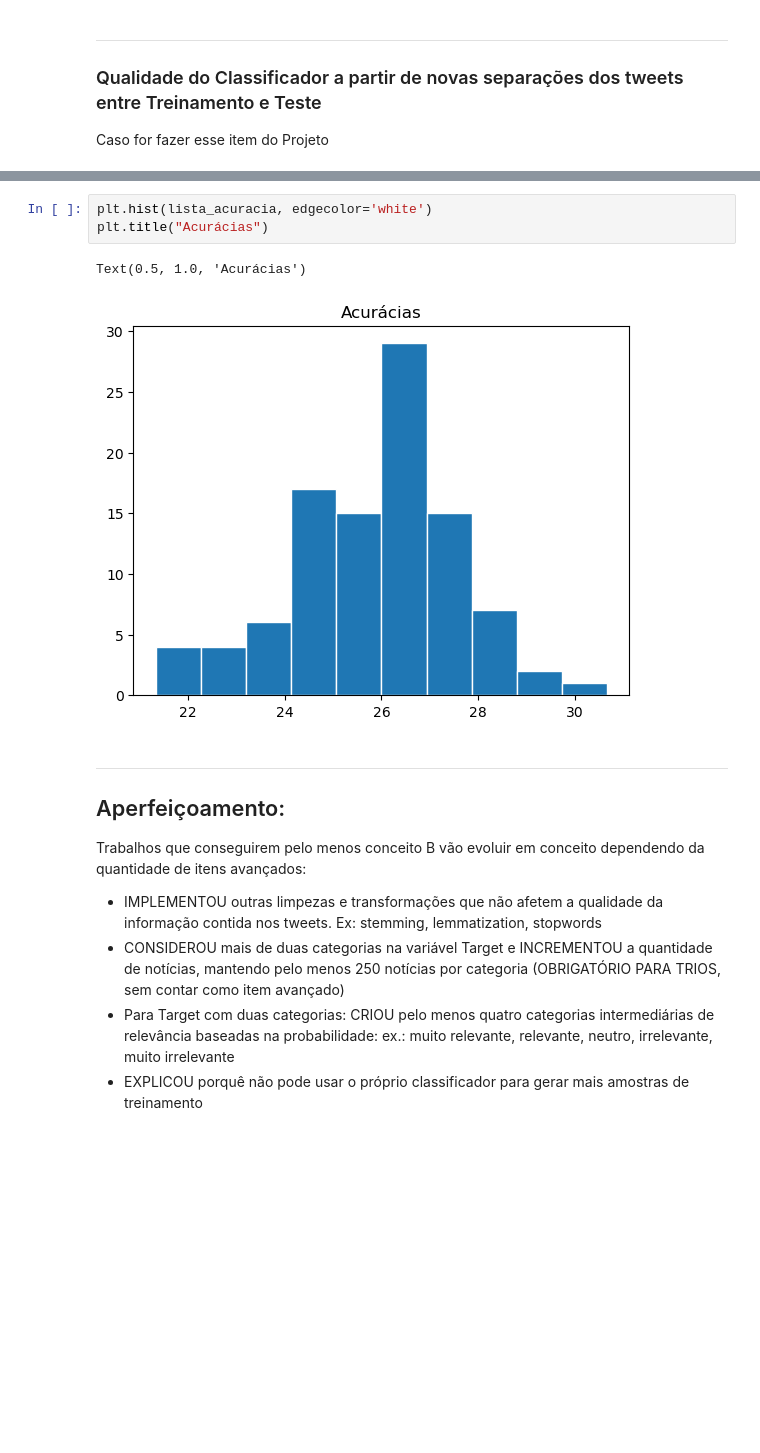
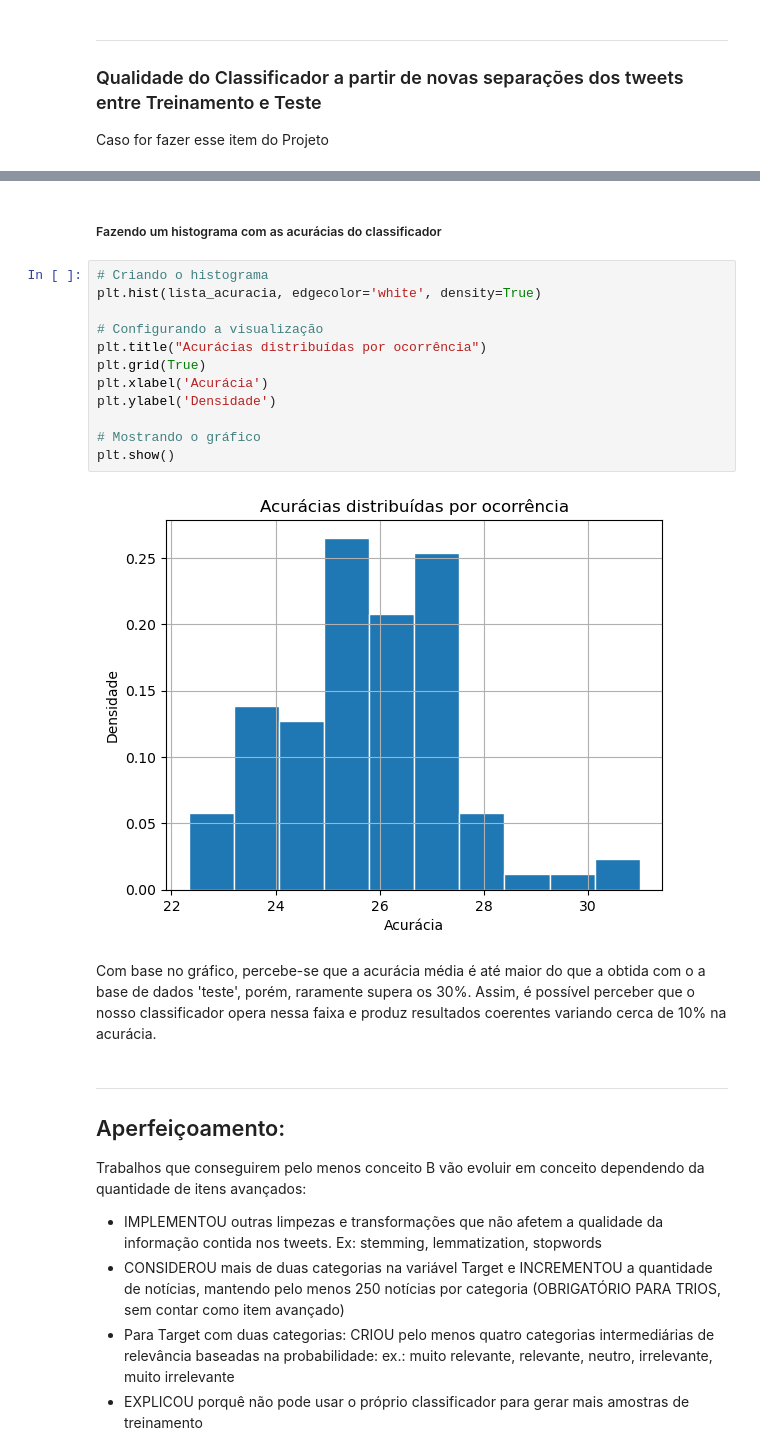
Before and after one commit to MaluSevilha/Naive_Bayes, a Jupyter notebook: Projeto_1.ipynb, the cells around one changed output, grey strips where cells are left out. Drawn from its saved outputs; the diff is of its cells as text; blank space fills up the shorter version.

```diff
--- a/Projeto_1.ipynb
+++ b/Projeto_1.ipynb
@@ -935,9 +938,21 @@ KeyboardInterrupt:
-# %%
-plt.hist(lista_acuracia, edgecolor='white')
-plt.title("Acurácias")
-# %% [output]
-Text(0.5, 1.0, 'Acurácias')
-[figure, removed]
+# %% [markdown]
+##### Fazendo um histograma com as acurácias do classificador
+# %%
+# Criando o histograma
+plt.hist(lista_acuracia, edgecolor='white', density=True)
+
+# Configurando a visualização
+plt.title("Acurácias distribuídas por ocorrência")
+plt.grid(True)
+plt.xlabel('Acurácia')
+plt.ylabel('Densidade')
+
+# Mostrando o gráfico
+plt.show()
+# %% [output]
+[figure, added]
+# %% [markdown]
+Com base no gráfico, percebe-se que a acurácia média é até maior do que a obtida com o a base de dados 'teste', porém, raramente supera os 30%. Assim, é possível perceber que o nosso classificador opera nessa faixa e produz resultados coerentes variando cerca de 10% na acurácia.
 # %% [markdown]
 ___
 ## Aperfeiçoamento:
```
Also changed, not shown: parts of 6 cells of this notebook.
